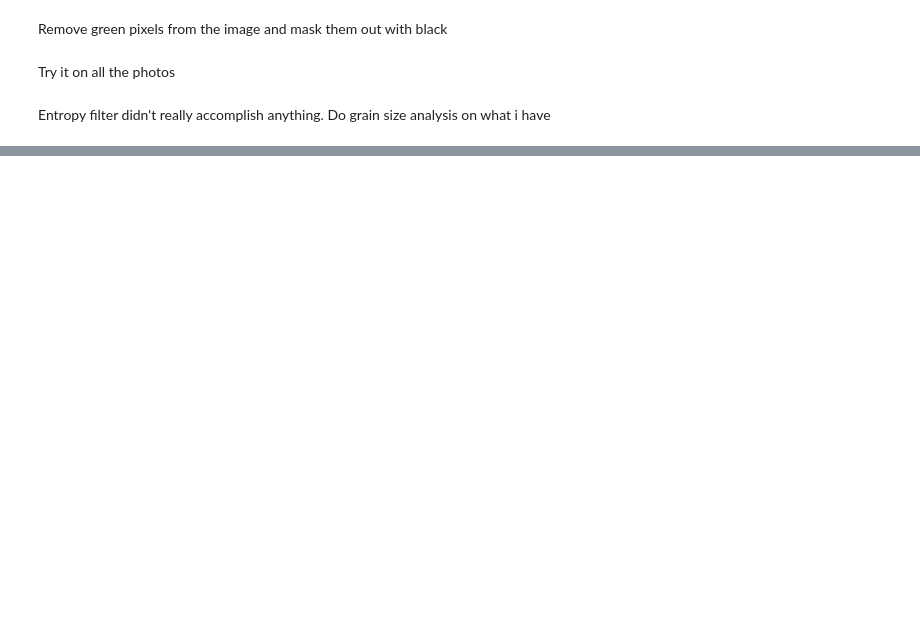
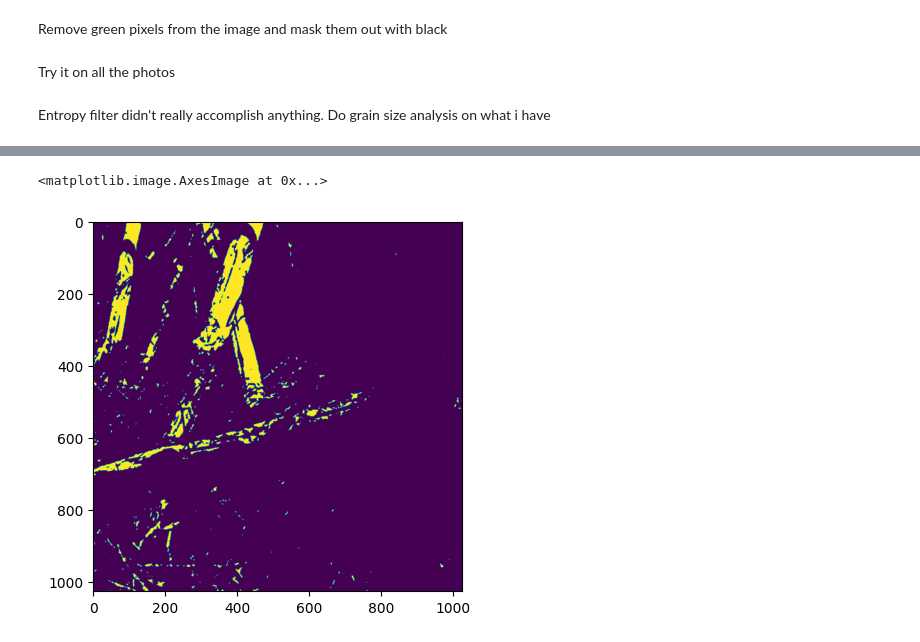
Before and after one commit to dustydells/mtech_reu_plants, a Jupyter notebook: segment_rocks.ipynb, the cells around one changed output, grey strips where cells are left out. Cells and saved outputs as stored; diff of their text form; code cells hidden in the pictures; blank space fills up the shorter version.

```diff
--- a/segment_rocks.ipynb
+++ b/segment_rocks.ipynb
@@ -108,0 +146,11 @@ plt.imshow(img_thresholded)
+# %%
+img = cv2.imread('results/erasing_green/image_4.jpg', 0)
+
+img_blurred = cv2.GaussianBlur(img, (9, 9), 0)
+
+white = img_blurred > 165
+
+plt.imshow(white)
+# %% [output]
+<matplotlib.image.AxesImage at 0x...>
+[figure, added]
```
Also changed, not shown: parts of 3 cells of this notebook.
